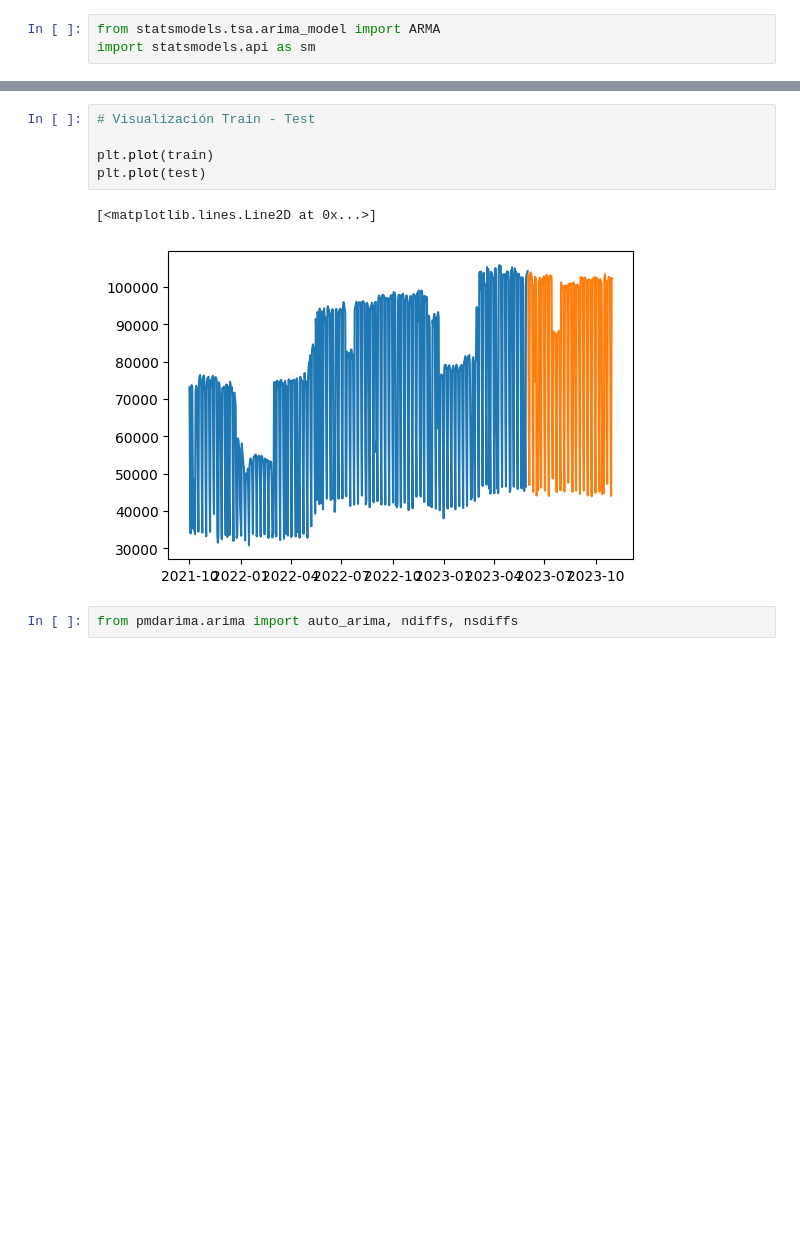
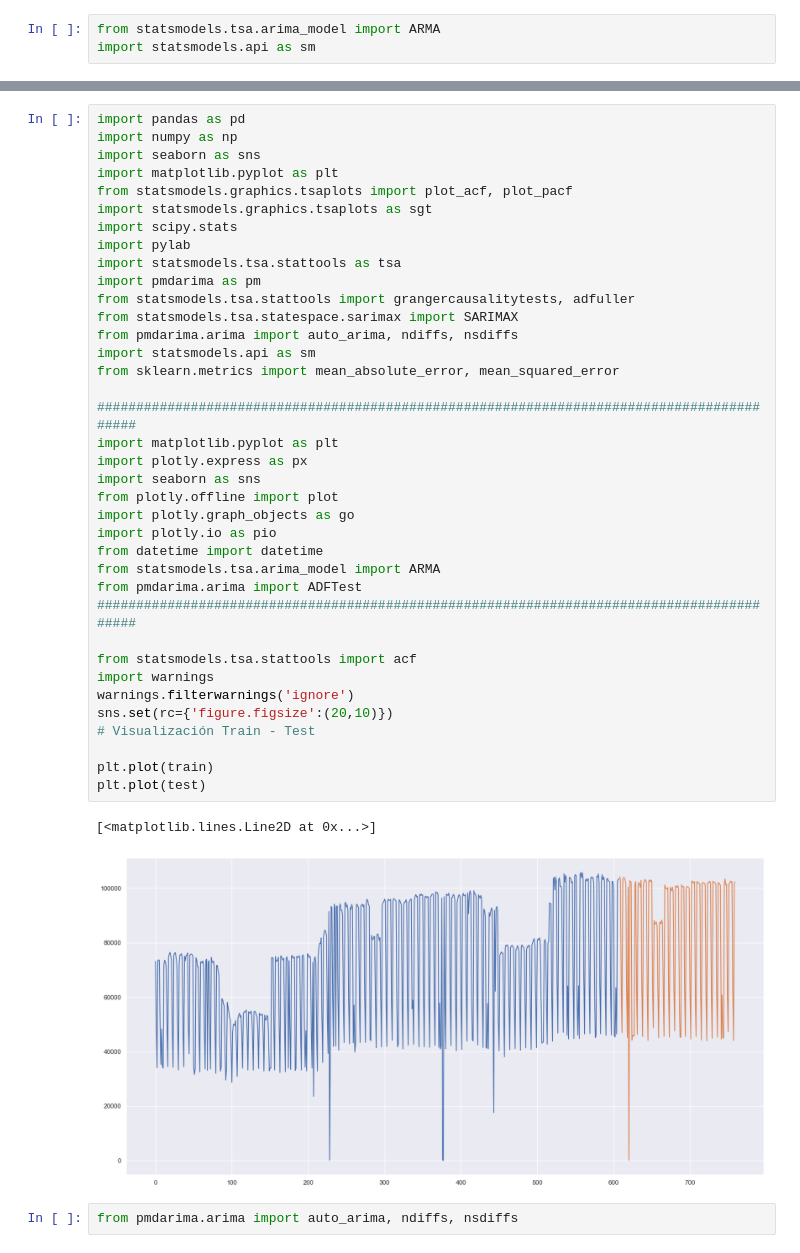
Before and after one commit to jiang-011/AST_G4, a Jupyter notebook: TP_G4_KM.ipynb, the cells around one changed output, grey strips where cells are left out. Cells and saved outputs as stored; diff of their text form; blank space fills up the shorter version.

```diff
--- a/TP_G4_KM.ipynb
+++ b/TP_G4_KM.ipynb
@@ -620,11 +665,43 @@ Freq: D, Name: KM, Length: 152, dtype: float64
-# %%
-# Visualización Train - Test
-
-plt.plot(train)
-plt.plot(test)
-# %% [output]
-[<matplotlib.lines.Line2D at 0x...>]
-[figure, removed]
+# %%
+import pandas as pd
+import numpy as np
+import seaborn as sns
+import matplotlib.pyplot as plt
+from statsmodels.graphics.tsaplots import plot_acf, plot_pacf
+import statsmodels.graphics.tsaplots as sgt
+import scipy.stats
+import pylab
+import statsmodels.tsa.stattools as tsa
+import pmdarima as pm
+from statsmodels.tsa.stattools import grangercausalitytests, adfuller
+from statsmodels.tsa.statespace.sarimax import SARIMAX
+from pmdarima.arima import auto_arima, ndiffs, nsdiffs
+import statsmodels.api as sm
+from sklearn.metrics import mean_absolute_error, mean_squared_error
+
+##########################################################################################
+import matplotlib.pyplot as plt
+import plotly.express as px
+import seaborn as sns
+from plotly.offline import plot
+import plotly.graph_objects as go
+import plotly.io as pio
+from datetime import datetime
+from statsmodels.tsa.arima_model import ARMA
+from pmdarima.arima import ADFTest
+##########################################################################################
+
+from statsmodels.tsa.stattools import acf
+import warnings
+warnings.filterwarnings('ignore')
+sns.set(rc={'figure.figsize':(20,10)})
+# Visualización Train - Test
+
+plt.plot(train)
+plt.plot(test)
+# %% [output]
+[<matplotlib.lines.Line2D at 0x...>]
+[figure, added]
 # %%
 from pmdarima.arima import auto_arima, ndiffs, nsdiffs
 # %%
```
Also changed, not shown: parts of 13 cells of this notebook, 21 other files.
